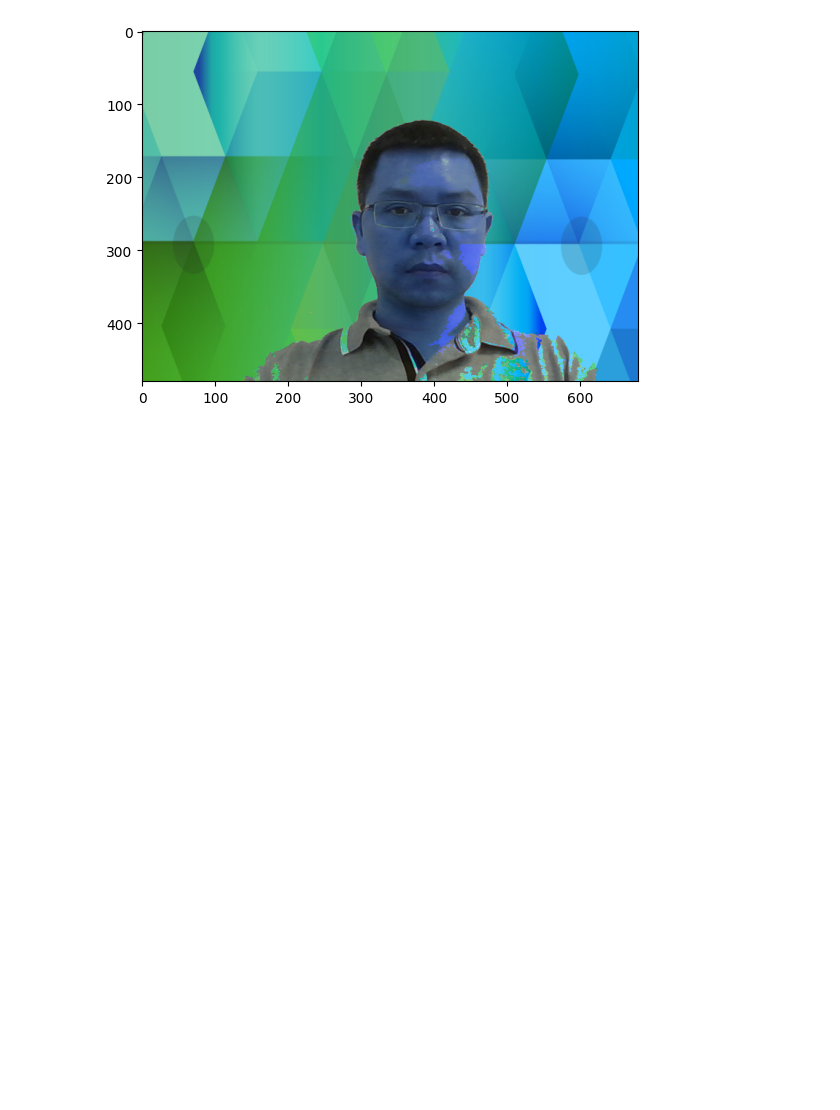
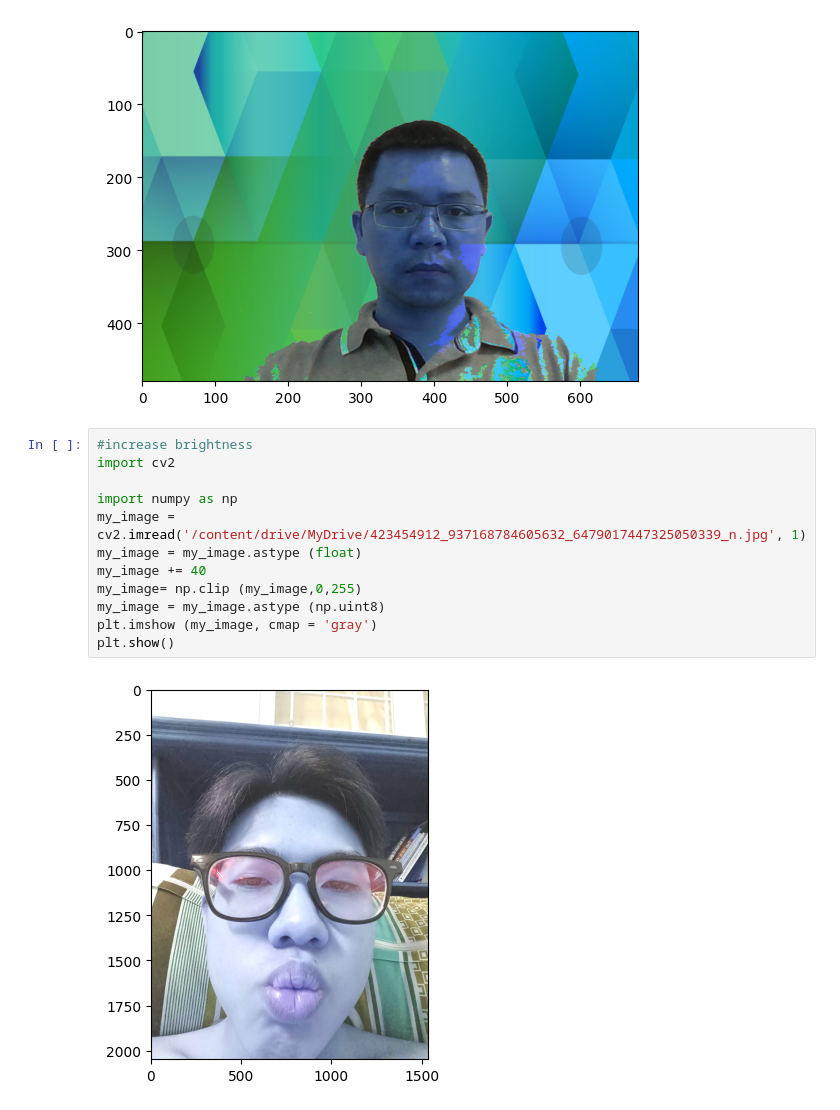
Before and after one commit to Jenniferduong20012004/JennyLearningAI, a Jupyter notebook: vector_and_matrix.ipynb, the cells around one changed output. Saved outputs shown, nothing was run; the diff lists cells and outputs as text; blank space fills up the shorter version.

```diff
--- a/vector_and_matrix.ipynb
+++ b/vector_and_matrix.ipynb
@@ -144,3 +146,17 @@ plt.imshow (output, cmap = 'gray')
 plt.show()
 # %% [output]
 [figure]
+# %%
+#increase brightness
+import cv2
+
+import numpy as np
+my_image = cv2.imread('/content/drive/MyDrive/423454912_937168784605632_6479017447325050339_n.jpg', 1)
+my_image = my_image.astype (float)
+my_image += 40
+my_image= np.clip (my_image,0,255)
+my_image = my_image.astype (np.uint8)
+plt.imshow (my_image, cmap = 'gray')
+plt.show()
+# %% [output]
+[figure, added]
```
Also changed, not shown: parts of 1 cell of this notebook.
